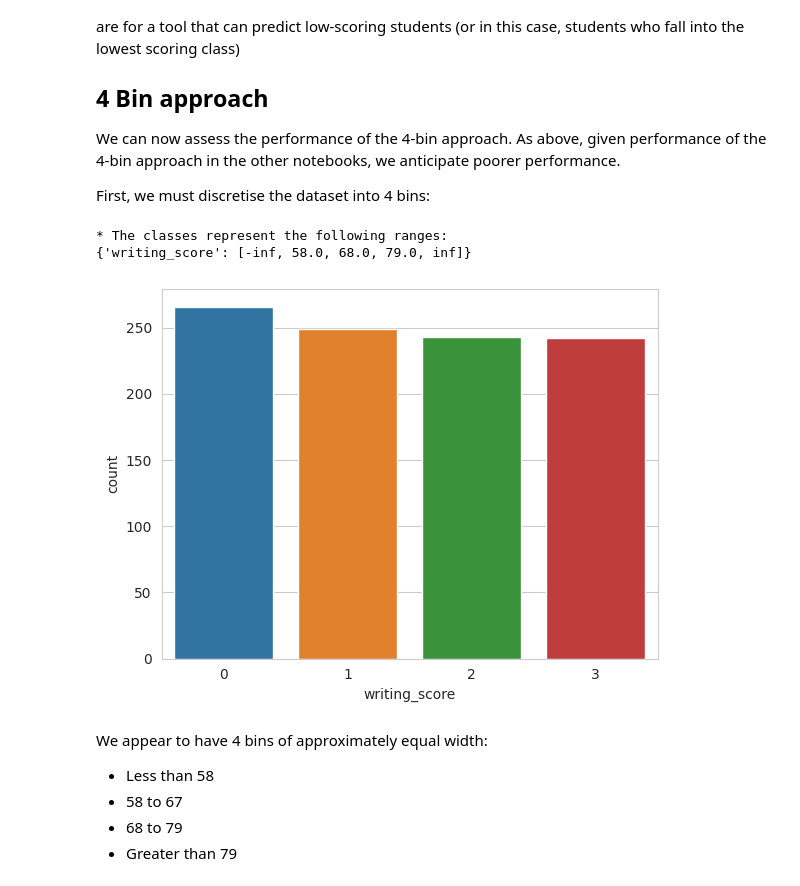
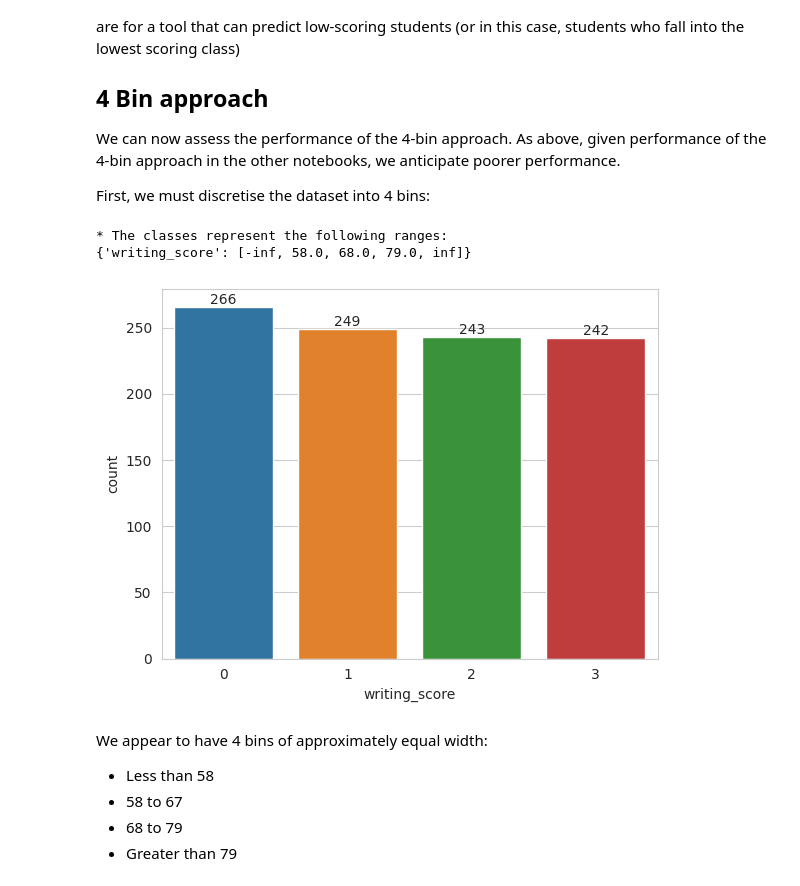
Before and after one commit to AdamBoley/Exam-Scores-Analysis, a Jupyter notebook: jupyter_notebooks/08d-writing-score-model.ipynb, the cells around one changed output. Drawn from its saved outputs; the diff is of its cells as text; code cells hidden in the pictures.

```diff
--- a/jupyter_notebooks/08d-writing-score-model.ipynb
+++ b/jupyter_notebooks/08d-writing-score-model.ipynb
@@ -921,14 +922,15 @@ First, we must discretise the dataset into 4 bins:
 # %%
 disc_efd_4 = EqualFrequencyDiscretiser(q=4, variables=['writing_score'])
 df_writing_clf_efd_4 = disc_efd_4.fit_transform(df_writing)
 
 print(f"* The classes represent the following ranges: \n{disc_efd_4.binner_dict_} \n")
-sns.countplot(data=df_writing_clf_efd_4, x='writing_score')
+fig_writing_clf_efd_4 = sns.countplot(data=df_writing_clf_efd_4, x='writing_score')
+plt.bar_label(fig_writing_clf_efd_4.containers[0])
 plt.show()
 # %% [output]
 * The classes represent the following ranges:
 {'writing_score': [-inf, 58.0, 68.0, 79.0, inf]}
-[figure, old version]
+[figure, new version]
 # %% [markdown]
 We appear to have 4 bins of approximately equal width:
 - Less than 58
```
Also changed, not shown: parts of 1 cell of this notebook, 3 other files.
